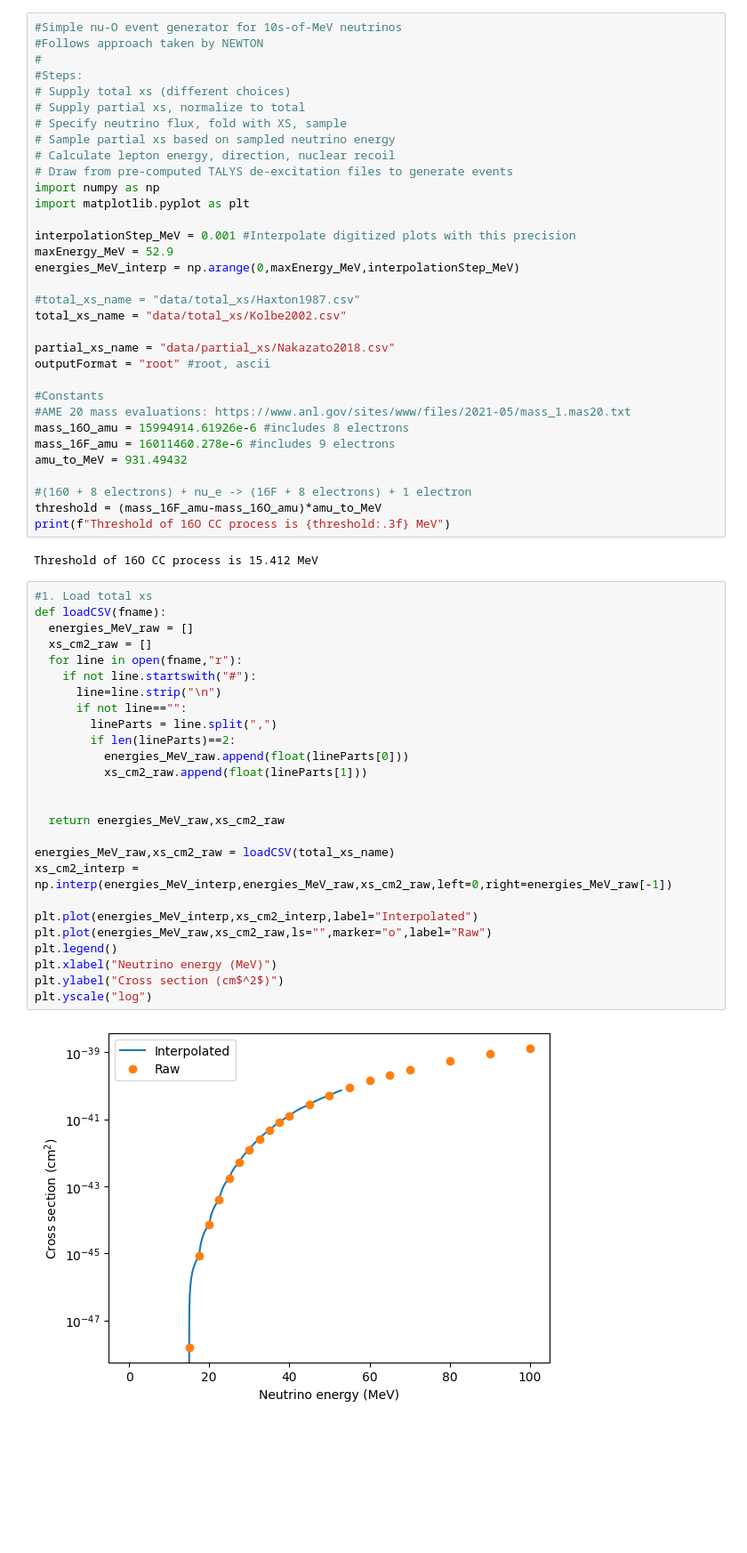
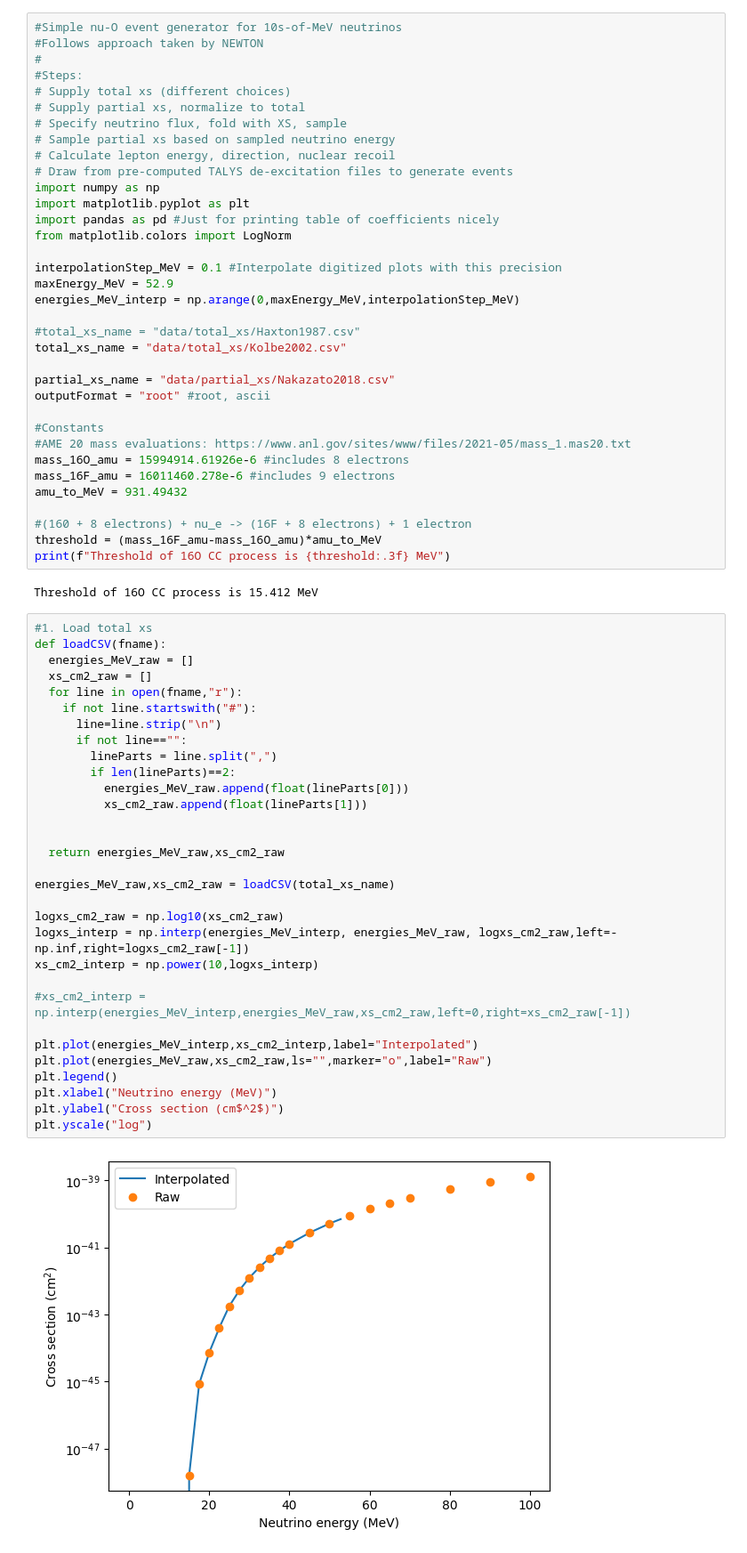
Before and after one commit to schedges/pyNEWTON, a Jupyter notebook: NuOGen.ipynb, the cells around one changed output. Shown at 89% size. Drawn from its saved outputs; the diff is of its cells as text; blank space fills up the shorter version.

Commit message:
Added some plots

```diff
--- a/NuOGen.ipynb
+++ b/NuOGen.ipynb
@@ -11,8 +11,10 @@
 # Draw from pre-computed TALYS de-excitation files to generate events
 import numpy as np
 import matplotlib.pyplot as plt
+import pandas as pd #Just for printing table of coefficients nicely
+from matplotlib.colors import LogNorm
 
-interpolationStep_MeV = 0.001 #Interpolate digitized plots with this precision
+interpolationStep_MeV = 0.1 #Interpolate digitized plots with this precision
 maxEnergy_MeV = 52.9
 energies_MeV_interp = np.arange(0,maxEnergy_MeV,interpolationStep_MeV)
 
@@ -36,31 +38,36 @@ Threshold of 16O CC process is 15.412 MeV
 # %%
 #1. Load total xs
 def loadCSV(fname):
   energies_MeV_raw = []
   xs_cm2_raw = []
   for line in open(fname,"r"):
     if not line.startswith("#"):
       line=line.strip("\n")
       if not line=="":
         lineParts = line.split(",")
         if len(lineParts)==2:
           energies_MeV_raw.append(float(lineParts[0]))
           xs_cm2_raw.append(float(lineParts[1]))
 
 
   return energies_MeV_raw,xs_cm2_raw
 
 energies_MeV_raw,xs_cm2_raw = loadCSV(total_xs_name)
-xs_cm2_interp = np.interp(energies_MeV_interp,energies_MeV_raw,xs_cm2_raw,left=0,right=energies_MeV_raw[-1])
+
+logxs_cm2_raw = np.log10(xs_cm2_raw)
+logxs_interp = np.interp(energies_MeV_interp, energies_MeV_raw, logxs_cm2_raw,left=-np.inf,right=logxs_cm2_raw[-1])
+xs_cm2_interp = np.power(10,logxs_interp)
+
+#xs_cm2_interp = np.interp(energies_MeV_interp,energies_MeV_raw,xs_cm2_raw,left=0,right=xs_cm2_raw[-1])
 
 plt.plot(energies_MeV_interp,xs_cm2_interp,label="Interpolated")
 plt.plot(energies_MeV_raw,xs_cm2_raw,ls="",marker="o",label="Raw")
 plt.legend()
 plt.xlabel("Neutrino energy (MeV)")
 plt.ylabel("Cross section (cm$^2$)")
 plt.yscale("log")
 # %% [output]
-[figure, old version]
+[figure, new version]
 # %%
 #Load partial cross sections
 def loadNazakatoData(fname):
```
Also changed, not shown: parts of 3 cells of this notebook.
